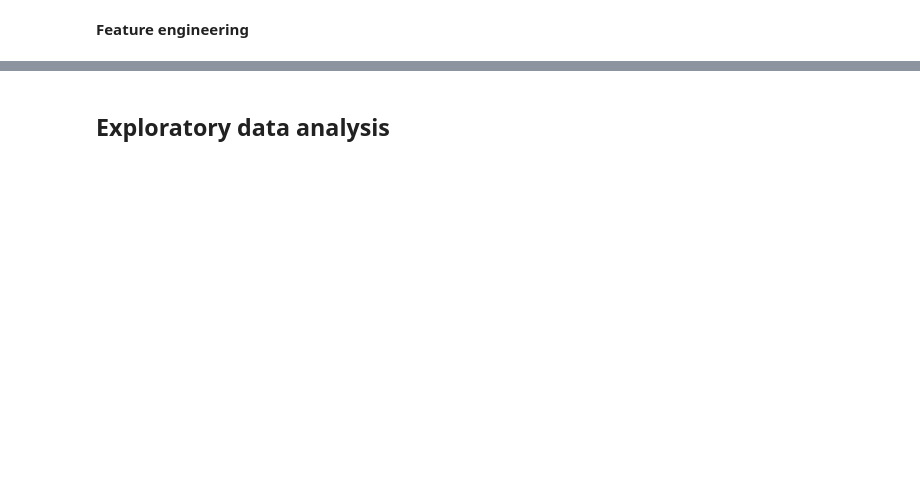
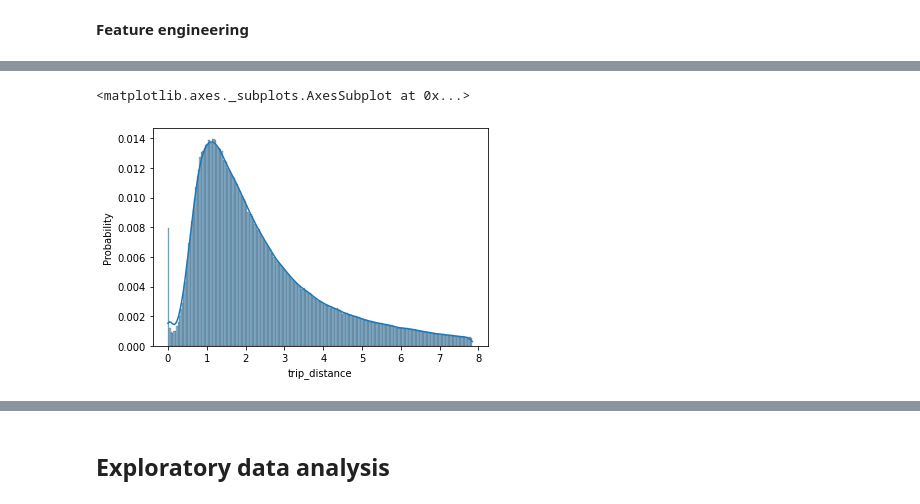
Before and after one commit to ad709kr/NYC-Taxi-Trip-Time-Predction, a Jupyter notebook: NYC_trip_time_prediction_individual.ipynb, the cells around one changed output, grey strips where cells are left out. Saved outputs shown, nothing was run; the diff lists cells and outputs as text; code cells hidden in the pictures; blank space fills up the shorter version.

```diff
--- a/NYC_trip_time_prediction_individual.ipynb
+++ b/NYC_trip_time_prediction_individual.ipynb
@@ -156,0 +235,5 @@ df['dropoff_month']=df['dropoff_datetime'].dt.month
+# %%
+sns.histplot(data = new_df, x = 'trip_distance',kde = True, stat = 'probability')
+# %% [output]
+<matplotlib.axes._subplots.AxesSubplot at 0x...>
+[figure, added]
```
Also changed, not shown: parts of 51 cells of this notebook.
